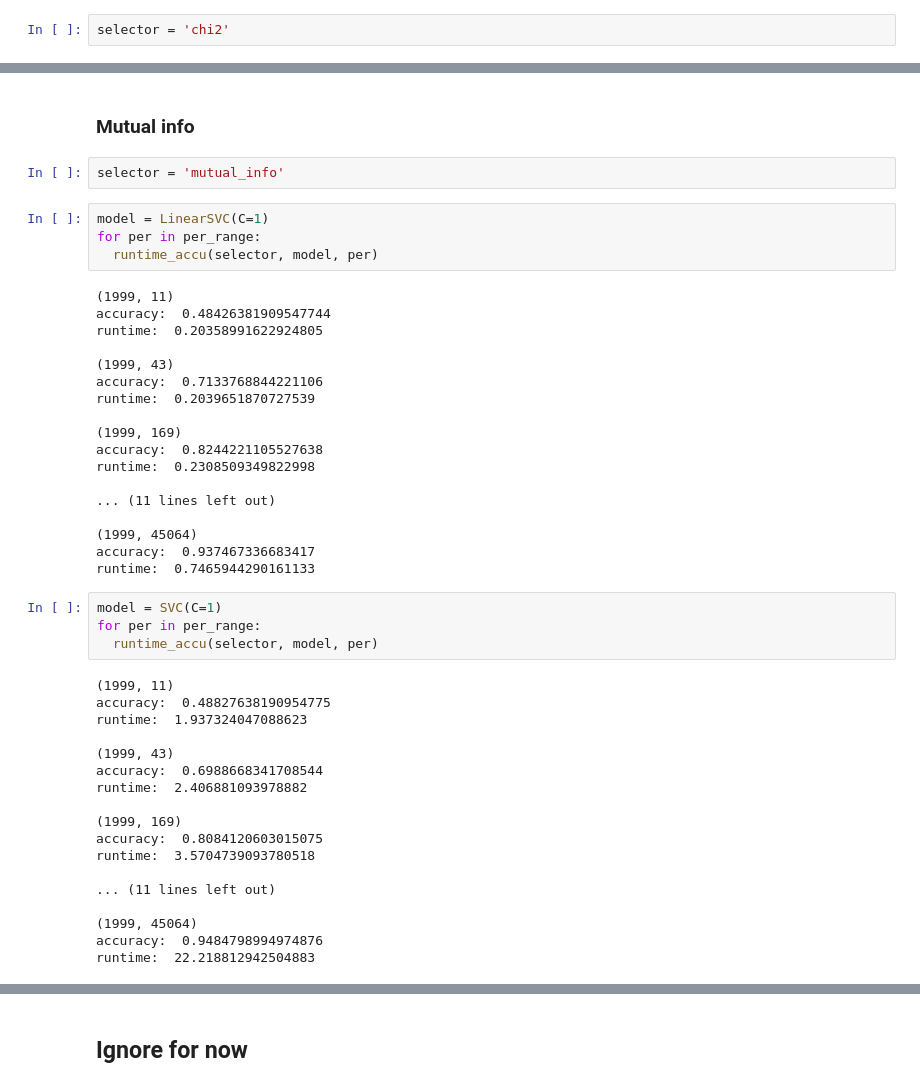
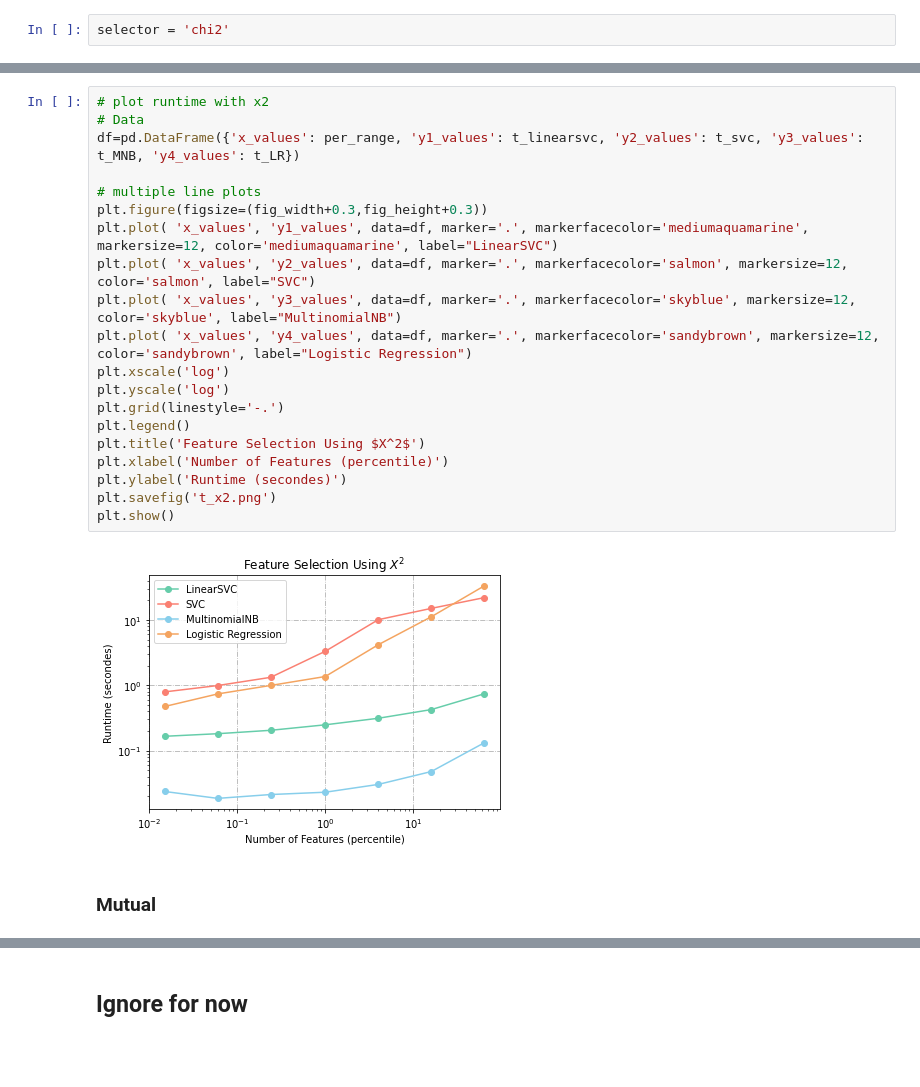
Before and after one commit to jwang44/crispy-fiesta, a Jupyter notebook: runtime_accu.ipynb, the cells around one changed output, grey strips where cells are left out. Cells and saved outputs as stored; diff of their text form; blank space fills up the shorter version.

```diff
--- a/runtime_accu.ipynb
+++ b/runtime_accu.ipynb
@@ -238,48 +634,24 @@ runtime:  34.91974925994873
+# %%
+# plot runtime with x2
+# Data
+df=pd.DataFrame({'x_values': per_range, 'y1_values': t_linearsvc, 'y2_values': t_svc, 'y3_values': t_MNB, 'y4_values': t_LR})
+
+# multiple line plots
+plt.figure(figsize=(fig_width+0.3,fig_height+0.3))
+plt.plot( 'x_values', 'y1_values', data=df, marker='.', markerfacecolor='mediumaquamarine', markersize=12, color='mediumaquamarine', label="LinearSVC")
+plt.plot( 'x_values', 'y2_values', data=df, marker='.', markerfacecolor='salmon', markersize=12, color='salmon', label="SVC")
+plt.plot( 'x_values', 'y3_values', data=df, marker='.', markerfacecolor='skyblue', markersize=12, color='skyblue', label="MultinomialNB")
+plt.plot( 'x_values', 'y4_values', data=df, marker='.', markerfacecolor='sandybrown', markersize=12, color='sandybrown', label="Logistic Regression")
+plt.xscale('log')
+plt.yscale('log')
+plt.grid(linestyle='-.')
+plt.legend()
+plt.title('Feature Selection Using $X^2$')
+plt.xlabel('Number of Features (percentile)')
+plt.ylabel('Runtime (secondes)')
+plt.savefig('t_x2.png')
+plt.show()
+# %% [output]
+[figure, added]
 # %% [markdown]
-### Mutual info
+### Mutual
-# %%
-selector = 'mutual_info'
-# %%
-model = LinearSVC(C=1)
-for per in per_range:
-  runtime_accu(selector, model, per)
-# %% [output]
-(1999, 11)
-accuracy:  0.48426381909547744
-runtime:  0.20358991622924805
-
-(1999, 43)
-accuracy:  0.7133768844221106
-runtime:  0.2039651870727539
-
-(1999, 169)
-accuracy:  0.8244221105527638
-runtime:  0.2308509349822998
-
-... (11 lines left out)
-
-(1999, 45064)
-accuracy:  0.937467336683417
-runtime:  0.7465944290161133
-# %%
-model = SVC(C=1)
-for per in per_range:
-  runtime_accu(selector, model, per)
-# %% [output]
-(1999, 11)
-accuracy:  0.48827638190954775
-runtime:  1.937324047088623
-
-(1999, 43)
-accuracy:  0.6988668341708544
-runtime:  2.406881093978882
-
-(1999, 169)
-accuracy:  0.8084120603015075
-runtime:  3.5704739093780518
-
-... (11 lines left out)
-
-(1999, 45064)
-accuracy:  0.9484798994974876
-runtime:  22.218812942504883
```
Also changed, not shown: parts of 45 cells of this notebook.
